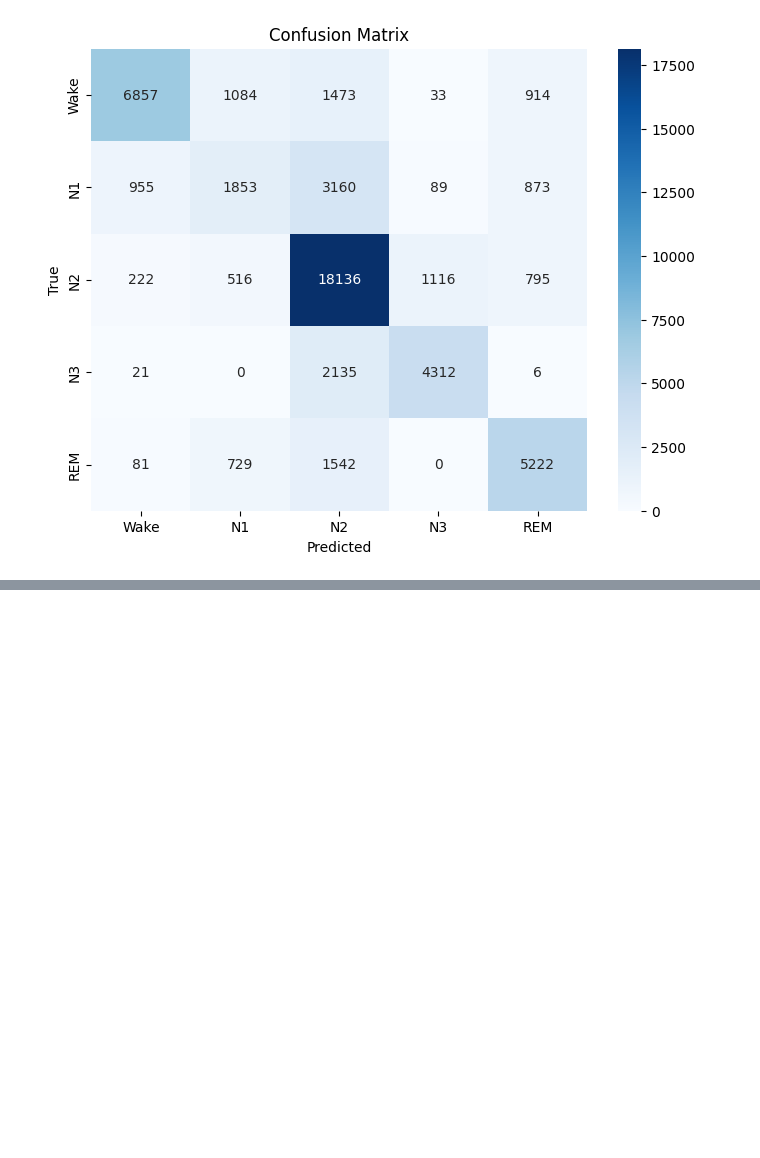
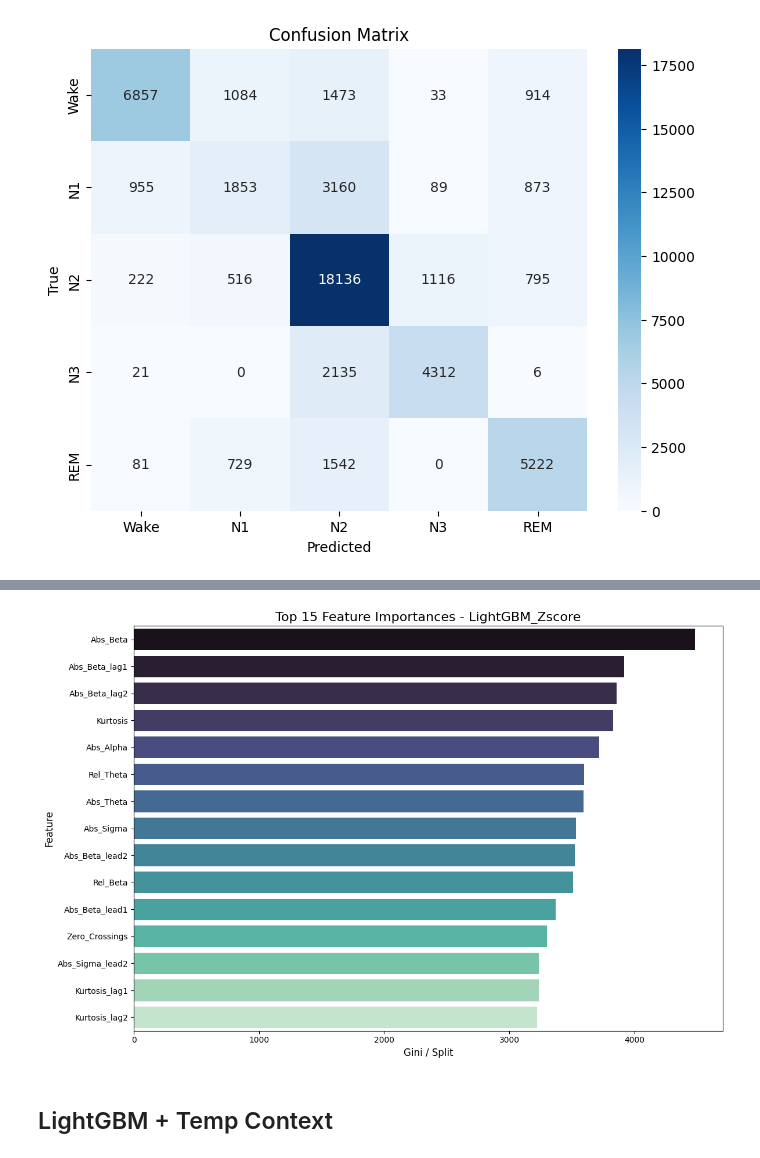
Before and after one commit to CarmenTheodoraCraciun/Sleep-Quality-Based-EEG-Signals, a Jupyter notebook: ml_models/2_Tree_based_models.ipynb, the cells around one changed output, grey strips where cells are left out. Drawn from its saved outputs; the diff is of its cells as text; code cells hidden in the pictures; blank space fills up the shorter version.

```diff
--- a/ml_models/2_Tree_based_models.ipynb
+++ b/ml_models/2_Tree_based_models.ipynb
@@ -1003,0 +679,6 @@ evaluete_model(df_eval_test['Label'], df_eval_test['Pred_Smooth'])
+# %%
+X_full_norm_basic = pd.concat([X_train_norm_basic, X_val_norm_basic], ignore_index=True)
+y_full_norm_basic = pd.concat([y_train_norm_basic, y_val_norm_basic], ignore_index=True)
+
+X_full_norm_enhanced = pd.concat([X_train_norm_enhanced, X_val_norm_enhanced], ignore_index=True)
+y_full_norm_enhanced = pd.concat([y_train_norm_enhanced, y_val_norm_enhanced], ignore_index=True)
@@ -1003,0 +687,19 @@ evaluete_model(df_eval_test['Label'], df_eval_test['Pred_Smooth'])
+# %%
+lgb_zscore = lgb.LGBMClassifier(
+    n_estimators=400,
+    learning_rate=0.08,
+    max_depth=10,
+    num_leaves=125,
+    class_weight='balanced',
+    random_state=42,
+    n_jobs=-1
+)
+
+
+best_lgb, mean_acc_lgb = model_fct.cross_validation_model(
+    model=lgb_zscore,
+    X=X_full_norm_basic,
+    y=y_full_norm_basic,
+    model_name="LightGBM_Zscore",
+    save_path='./models'
+)
@@ -1003,0 +769,10 @@ evaluete_model(df_eval_test['Label'], df_eval_test['Pred_Smooth'])
+# %%
+df_importance_lgb = get_tree_importance(
+    model=best_lgb,
+    feature_names=X_full_norm_basic.columns,
+    model_name="LightGBM_Zscore"
+)
+# %% [output]
+[figure, added]
+# %% [markdown]
+## LightGBM + Temp Context
```
Also changed, not shown: parts of 64 cells of this notebook.
